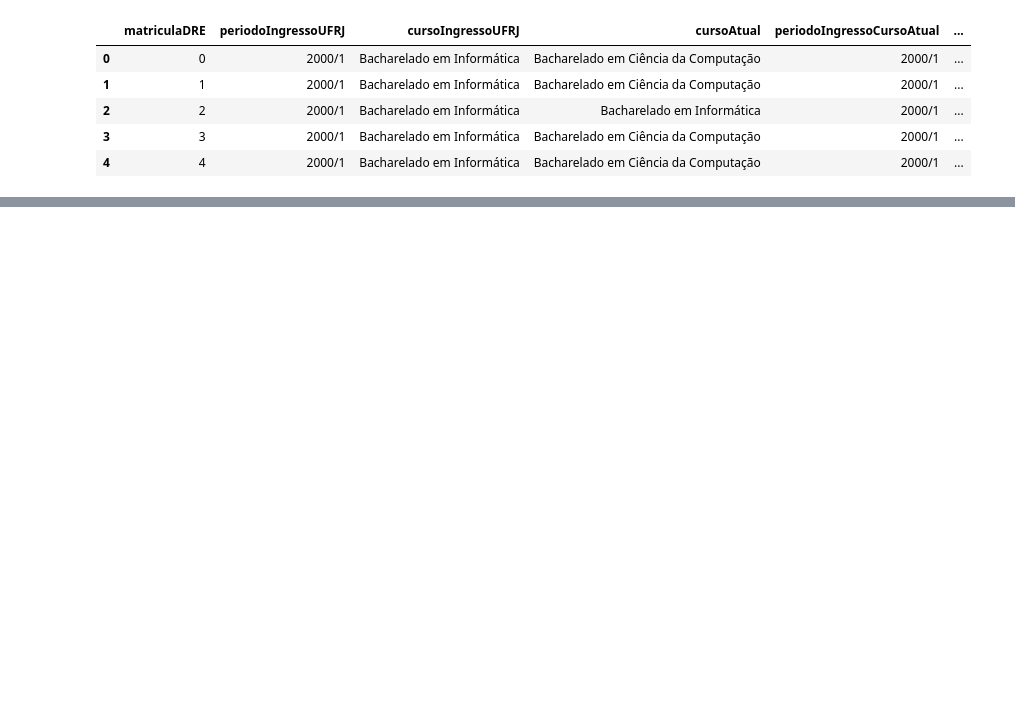
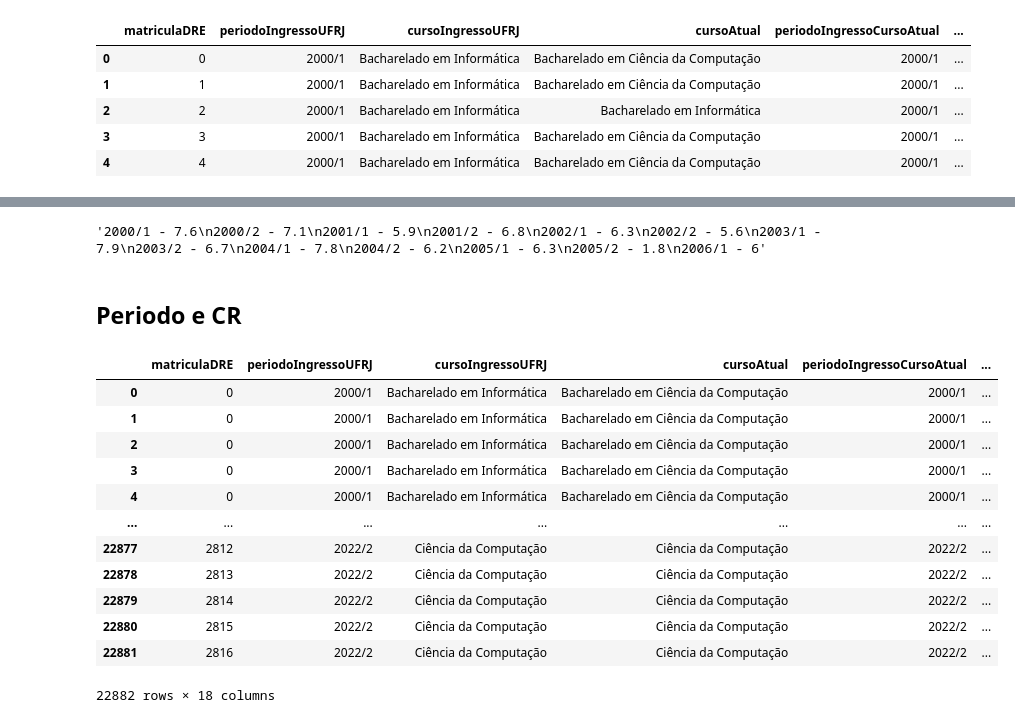
Before and after one commit to MarcosEduard0/Streamlit-TCC, a Jupyter notebook: marcos.ipynb, the cells around one changed output, grey strips where cells are left out. Cells and saved outputs as stored; diff of their text form; code cells hidden in the pictures; blank space fills up the shorter version.

```diff
--- a/marcos.ipynb
+++ b/marcos.ipynb
@@ -28,0 +179,31 @@ Index(['Unnamed: 0', 'matriculaDRE', 'periodoIngressoUFRJ',
+# %%
+df.iloc[1]['crPorPeriodo']
+# %% [output]
+'2000/1 - 7.6\n2000/2 - 7.1\n2001/1 - 5.9\n2001/2 - 6.8\n2002/1 - 6.3\n2002/2 - 5.6\n2003/1 - 7.9\n2003/2 - 6.7\n2004/1 - 7.8\n2004/2 - 6.2\n2005/1 - 6.3\n2005/2 - 1.8\n2006/1 - 6'
+# %% [markdown]
+## Periodo e CR
+# %%
+df['crPorPeriodo'] = df['crPorPeriodo'].astype(str)
+# %%
+df['crPorPeriodo'] = df['crPorPeriodo'].apply(lambda x: [tuple(item.split(' - ')) for item in x.split('\n')])
+df_exploded = df.explode('crPorPeriodo')
+# %%
+df_exploded[['PERIODO', 'CR']] = pd.DataFrame(df_exploded['crPorPeriodo'].tolist(), index=df_exploded.index)
+df_exploded.drop(columns=['crPorPeriodo'], inplace=True)
+df_exploded.reset_index(drop=True, inplace=True)
+
+df_exploded
+# %% [output]
+|  | matriculaDRE | periodoIngressoUFRJ | cursoIngressoUFRJ | cursoAtual | periodoIngressoCursoAtual | ... |
+| 0 | 0 | 2000/1 | Bacharelado em Informática | Bacharelado em Ciência da Computação | 2000/1 | ... |
+| 1 | 0 | 2000/1 | Bacharelado em Informática | Bacharelado em Ciência da Computação | 2000/1 | ... |
+| 2 | 0 | 2000/1 | Bacharelado em Informática | Bacharelado em Ciência da Computação | 2000/1 | ... |
+| 3 | 0 | 2000/1 | Bacharelado em Informática | Bacharelado em Ciência da Computação | 2000/1 | ... |
+| 4 | 0 | 2000/1 | Bacharelado em Informática | Bacharelado em Ciência da Computação | 2000/1 | ... |
+| ... | ... | ... | ... | ... | ... | ... |
+| 22877 | 2812 | 2022/2 | Ciência da Computação | Ciência da Computação | 2022/2 | ... |
+| 22878 | 2813 | 2022/2 | Ciência da Computação | Ciência da Computação | 2022/2 | ... |
+| 22879 | 2814 | 2022/2 | Ciência da Computação | Ciência da Computação | 2022/2 | ... |
+| 22880 | 2815 | 2022/2 | Ciência da Computação | Ciência da Computação | 2022/2 | ... |
+| 22881 | 2816 | 2022/2 | Ciência da Computação | Ciência da Computação | 2022/2 | ... |
+22882 rows × 18 columns
```
Also changed, not shown: parts of 20 cells of this notebook, 2 other files.
